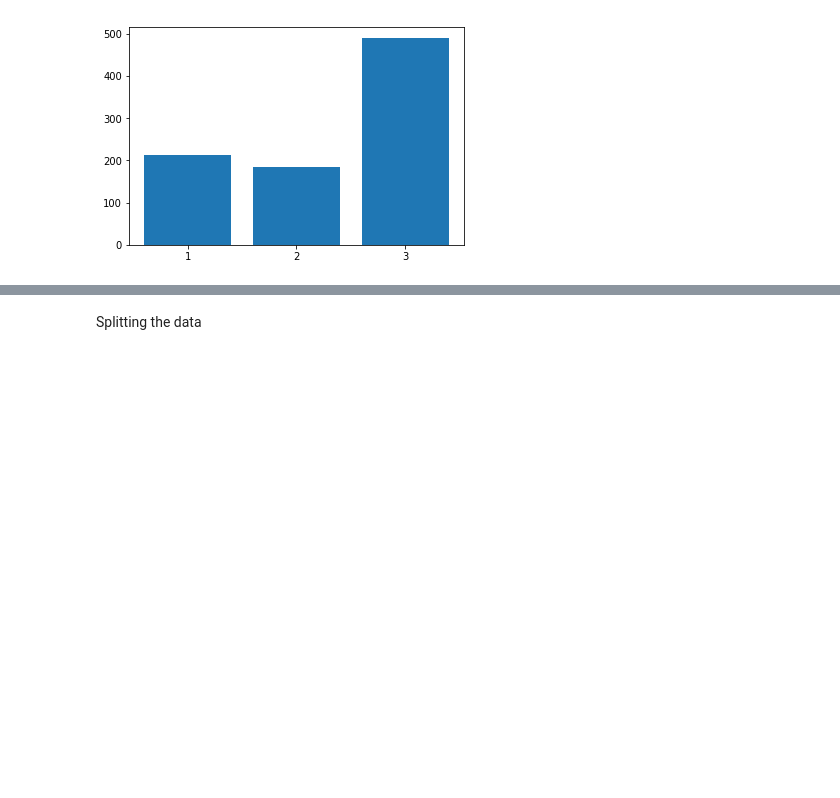
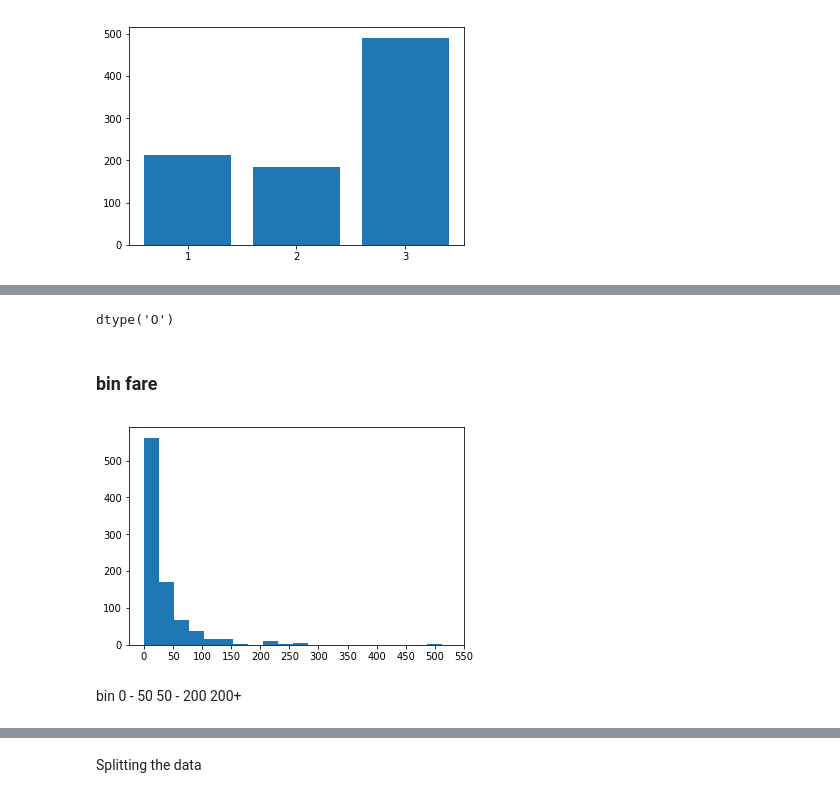
Before and after one commit to Astr-o/titanic-ml, a Jupyter notebook: titanic-machine-learning.ipynb, the cells around one changed output, grey strips where cells are left out. Cells and saved outputs as stored; diff of their text form; code cells hidden in the pictures; blank space fills up the shorter version.

```diff
--- a/titanic-machine-learning.ipynb
+++ b/titanic-machine-learning.ipynb
@@ -171,0 +226,14 @@ plt.show()
+# %%
+train_df.columns.dtype
+# %% [output]
+dtype('O')
+# %% [markdown]
+### bin fare
+# %%
+plt.hist(train_df['Fare'], bins=20)
+plt.xticks(np.arange(0, 600, 50))
+plt.show()
+# %% [output]
+[figure, added]
+# %% [markdown]
+bin 0 - 50 50 - 200 200+
```
Also changed, not shown: parts of 40 cells of this notebook, 3 other files.
